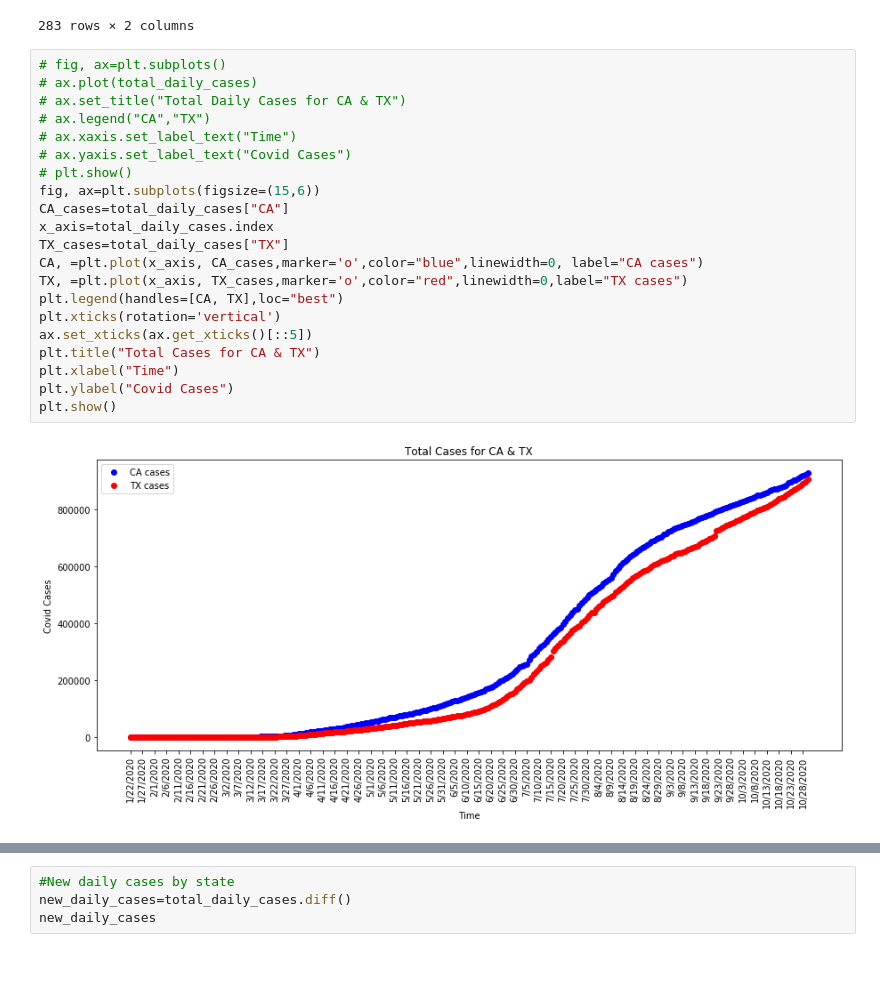
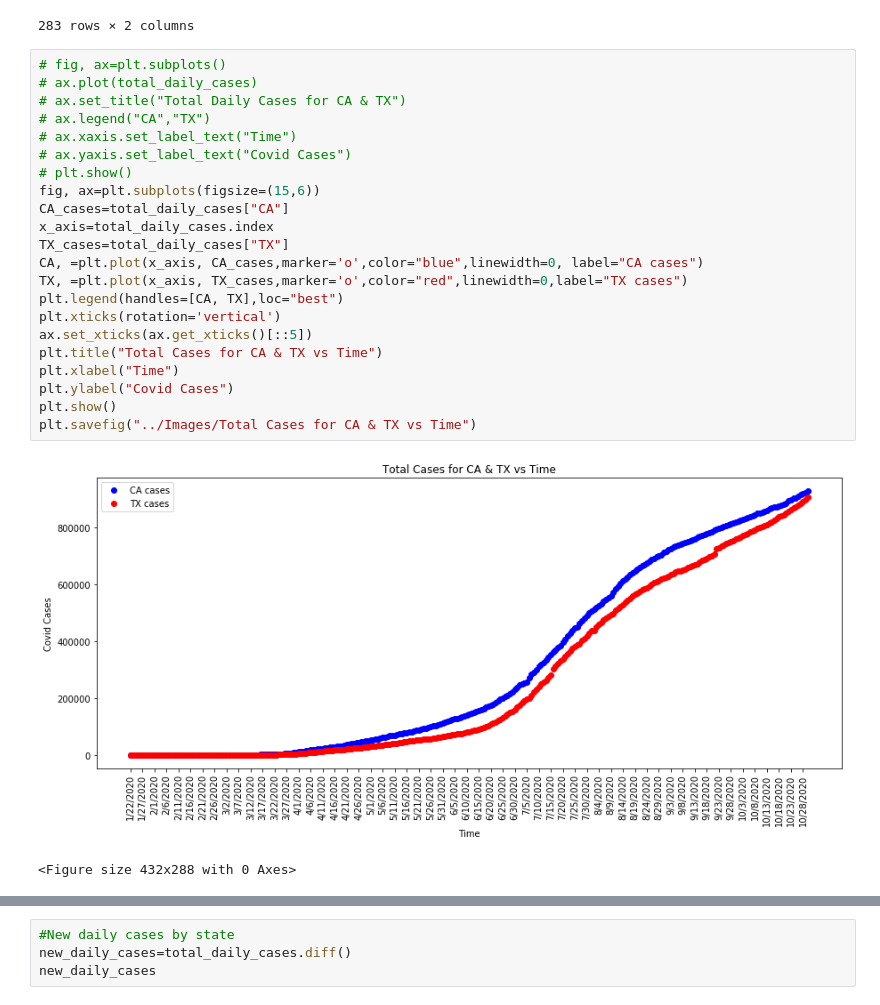
Before and after one commit to shadiaduery/bootcamp-group_project-1, a Jupyter notebook: Analysis/Linegraph-daily-cases.ipynb, the cells around one changed output, grey strips where cells are left out. Saved outputs shown, nothing was run; the diff lists cells and outputs as text; blank space fills up the shorter version.

Commit message:
added images

```diff
--- a/Analysis/Linegraph-daily-cases.ipynb
+++ b/Analysis/Linegraph-daily-cases.ipynb
@@ -66,26 +66,28 @@ total_daily_cases
 # %%
 # fig, ax=plt.subplots()
 # ax.plot(total_daily_cases)
 # ax.set_title("Total Daily Cases for CA & TX")
 # ax.legend("CA","TX")
 # ax.xaxis.set_label_text("Time")
 # ax.yaxis.set_label_text("Covid Cases")
 # plt.show()
 fig, ax=plt.subplots(figsize=(15,6))
 CA_cases=total_daily_cases["CA"]
 x_axis=total_daily_cases.index
 TX_cases=total_daily_cases["TX"]
 CA, =plt.plot(x_axis, CA_cases,marker='o',color="blue",linewidth=0, label="CA cases")
 TX, =plt.plot(x_axis, TX_cases,marker='o',color="red",linewidth=0,label="TX cases")
 plt.legend(handles=[CA, TX],loc="best")
 plt.xticks(rotation='vertical')
 ax.set_xticks(ax.get_xticks()[::5])
-plt.title("Total Cases for CA & TX")
+plt.title("Total Cases for CA & TX vs Time")
 plt.xlabel("Time")
 plt.ylabel("Covid Cases")
 plt.show()
+plt.savefig("../Images/Total Cases for CA & TX vs Time")
 # %% [output]
-[figure, old version]
+[figure, new version]
+<Figure size 432x288 with 0 Axes>
 # %%
 #log scale
 fig, ax=plt.subplots(figsize=(15,6))
```
Also changed, not shown: parts of 2 cells of this notebook, 3 other files.
